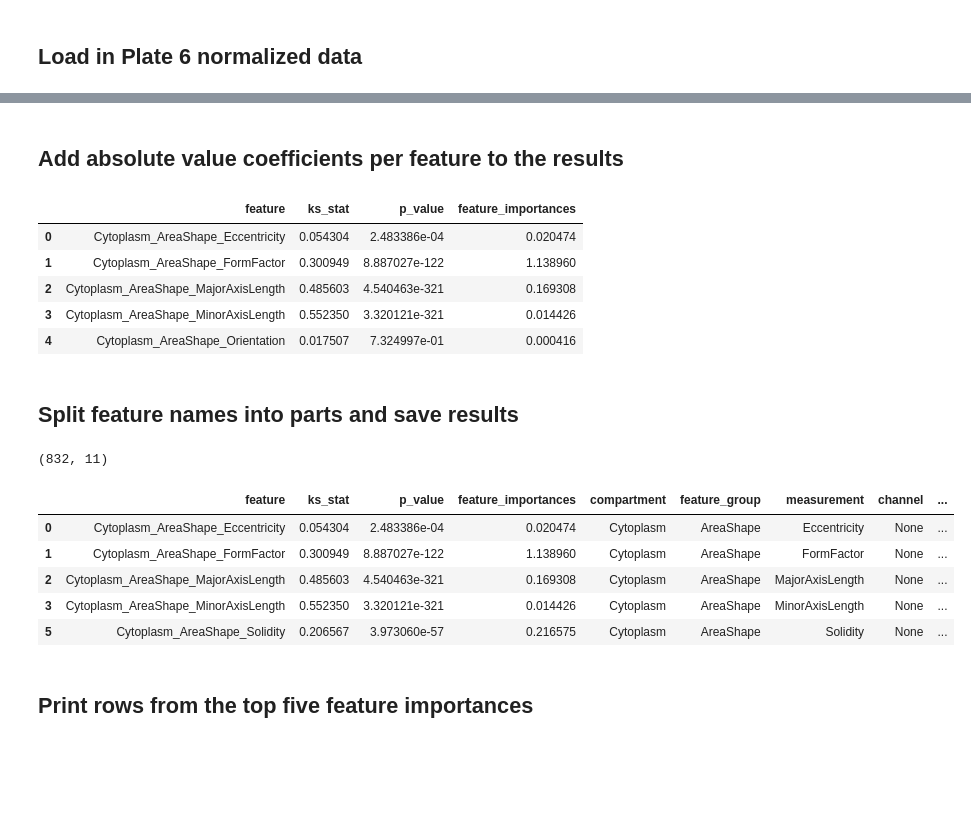
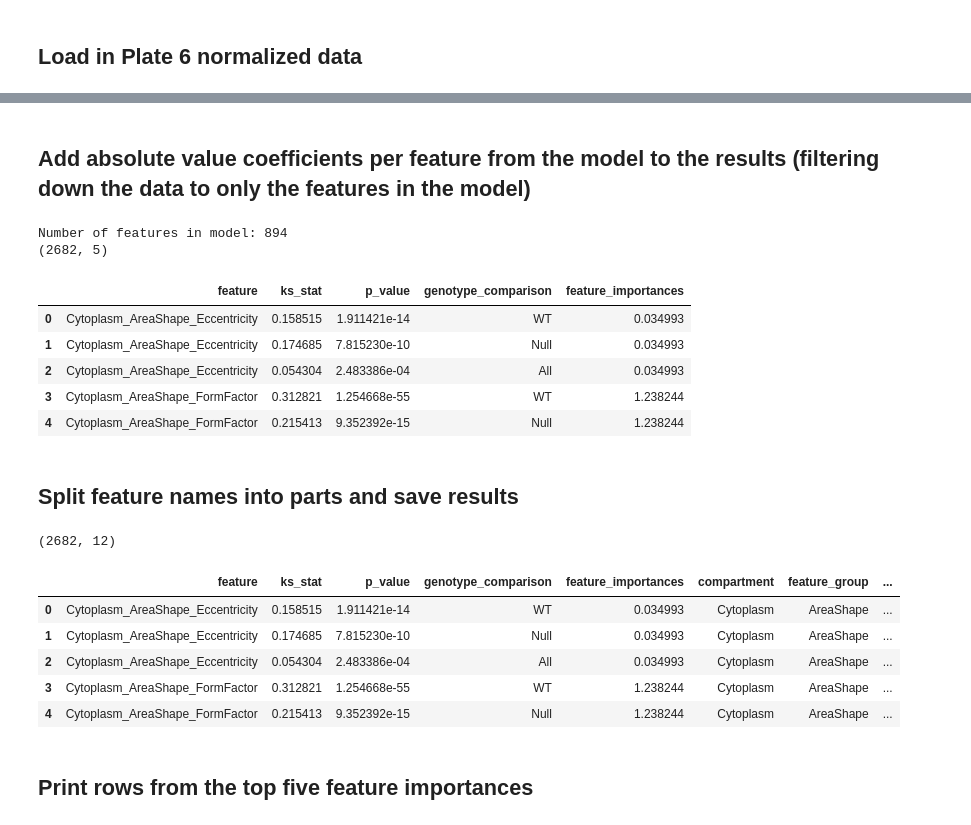
Before and after one commit to mtalbot-texas/nf1_schwann_cell_morphology_signature, a Jupyter notebook: 3.assess_generalizability/ks_test_cell_lines.ipynb, the cells around one changed output, grey strips where cells are left out. Cells and saved outputs as stored; diff of their text form; code cells hidden in the pictures; blank space fills up the shorter version.

Commit message:
Update ks test and roc auc analysis (#86)
* update ks test and roc auc analysis

* run black formatter

* update ks test to show all genotypes results

* update roc auc plot naming for clarity

```diff
--- a/3.assess_generalizability/ks_test_cell_lines.ipynb
+++ b/3.assess_generalizability/ks_test_cell_lines.ipynb
@@ -89,0 +135,15 @@ KS-test results for normalized data:
+# %%
+# Add genotype column to each KS-test results DataFrame
+WT_ks_test_results_norm_df["genotype_comparison"] = "WT"
+Null_ks_test_results_norm_df["genotype_comparison"] = "Null"
+all_genotypes_ks_test_results_norm_df["genotype_comparison"] = "All"
+
+# Combine the two DataFrames
+ks_test_results_norm_df = pd.concat(
+    [WT_ks_test_results_norm_df, Null_ks_test_results_norm_df, all_genotypes_ks_test_results_norm_df], ignore_index=True
+)
+
+# Print the combined results
+print("\nKS-test results for normalized data:")
+print(ks_test_results_norm_df.shape)
+ks_test_results_norm_df.head()
@@ -90,11 +159,21 @@ KS-test results for normalized data:
 # %% [markdown]
-## Add absolute value coefficients per feature to the results
+## Add absolute value coefficients per feature from the model to the results (filtering down the data to only the features in the model)
 # %%
-feat_import_df = pd.read_parquet(
-    pathlib.Path(
-        "../2.evaluate_model/model_evaluation_data/feature_importances.parquet"
+if data_type == "cleaned":
+    # Load in the feature importance data from the QC model
+    feat_import_df = pd.read_parquet(
+        pathlib.Path(
+            "../2.evaluate_model/model_evaluation_data/feature_importances_qc.parquet"
+        )
     )
-)
+else:
+    # Load in the feature importance data from non-QC model
+    feat_import_df = pd.read_parquet(
+        pathlib.Path(
+            "../2.evaluate_model/model_evaluation_data/feature_importances.parquet"
+        )
+    )
+print("Number of features in model:", feat_import_df.shape[0])
 
 # Take the absolute value of the feature importance
 feat_import_df["feature_importances"] = feat_import_df["feature_importances"].abs()
@@ -105,14 +184,17 @@ feat_import_df = feat_import_df.rename(columns={"feature_names": "feature"})
 # Merge the feature importance data with the KS test results
 ks_test_results_norm_df = ks_test_results_norm_df.merge(feat_import_df, on="feature")
 
+print(ks_test_results_norm_df.shape)
 ks_test_results_norm_df.head()
 # %% [output]
+Number of features in model: 894
+(2682, 5)
-|  | feature | ks_stat | p_value | feature_importances |
-| 0 | Cytoplasm_AreaShape_Eccentricity | 0.054304 | 2.483386e-04 | 0.020474 |
-| 1 | Cytoplasm_AreaShape_FormFactor | 0.300949 | 8.887027e-122 | 1.138960 |
-| 2 | Cytoplasm_AreaShape_MajorAxisLength | 0.485603 | 4.540463e-321 | 0.169308 |
-| 3 | Cytoplasm_AreaShape_MinorAxisLength | 0.552350 | 3.320121e-321 | 0.014426 |
-| 4 | Cytoplasm_AreaShape_Orientation | 0.017507 | 7.324997e-01 | 0.000416 |
+|  | feature | ks_stat | p_value | genotype_comparison | feature_importances |
+| 0 | Cytoplasm_AreaShape_Eccentricity | 0.158515 | 1.911421e-14 | WT | 0.034993 |
+| 1 | Cytoplasm_AreaShape_Eccentricity | 0.174685 | 7.815230e-10 | Null | 0.034993 |
+| 2 | Cytoplasm_AreaShape_Eccentricity | 0.054304 | 2.483386e-04 | All | 0.034993 |
+| 3 | Cytoplasm_AreaShape_FormFactor | 0.312821 | 1.254668e-55 | WT | 1.238244 |
+| 4 | Cytoplasm_AreaShape_FormFactor | 0.215413 | 9.352392e-15 | Null | 1.238244 |
 # %% [markdown]
 ## Split feature names into parts and save results
 # %%
@@ -122,45 +204,40 @@ ks_test_results_norm_df[
         "compartment",
         "feature_group",
         "measurement",
         "channel",
         "parameter1",
         "parameter2",
         "parameter3",
     ]
 ] = (
     ks_test_results_norm_df["feature"]
     .str.split("_", expand=True)
     .reindex(columns=range(7), fill_value=pd.NA)
 )
 
-# Filter out features not in model_features
-ks_test_results_norm_df = ks_test_results_norm_df[
-    ks_test_results_norm_df["feature"].isin(model_features)
-]
-
 # Save the results with qc suffix if data is cleaned
 if data_type == "cleaned":
     ks_test_results_file = (
         pathlib.Path(results_dir) / "ks_test_derivatives_results_qc.parquet"
     )
 else:
     ks_test_results_file = (
         pathlib.Path(results_dir) / "ks_test_derivatives_results.parquet"
     )
 
 ks_test_results_norm_df.to_parquet(ks_test_results_file)
 
 # Display the updated DataFrame
 print(ks_test_results_norm_df.shape)
 ks_test_results_norm_df.head()
 # %% [output]
-(832, 11)
+(2682, 12)
-|  | feature | ks_stat | p_value | feature_importances | compartment | feature_group | measurement | channel | ... |
-| 0 | Cytoplasm_AreaShape_Eccentricity | 0.054304 | 2.483386e-04 | 0.020474 | Cytoplasm | AreaShape | Eccentricity | None | ... |
-| 1 | Cytoplasm_AreaShape_FormFactor | 0.300949 | 8.887027e-122 | 1.138960 | Cytoplasm | AreaShape | FormFactor | None | ... |
-| 2 | Cytoplasm_AreaShape_MajorAxisLength | 0.485603 | 4.540463e-321 | 0.169308 | Cytoplasm | AreaShape | MajorAxisLength | None | ... |
-| 3 | Cytoplasm_AreaShape_MinorAxisLength | 0.552350 | 3.320121e-321 | 0.014426 | Cytoplasm | AreaShape | MinorAxisLength | None | ... |
-| 5 | Cytoplasm_AreaShape_Solidity | 0.206567 | 3.973060e-57 | 0.216575 | Cytoplasm | AreaShape | Solidity | None | ... |
+|  | feature | ks_stat | p_value | genotype_comparison | feature_importances | compartment | feature_group | ... |
+| 0 | Cytoplasm_AreaShape_Eccentricity | 0.158515 | 1.911421e-14 | WT | 0.034993 | Cytoplasm | AreaShape | ... |
+| 1 | Cytoplasm_AreaShape_Eccentricity | 0.174685 | 7.815230e-10 | Null | 0.034993 | Cytoplasm | AreaShape | ... |
+| 2 | Cytoplasm_AreaShape_Eccentricity | 0.054304 | 2.483386e-04 | All | 0.034993 | Cytoplasm | AreaShape | ... |
+| 3 | Cytoplasm_AreaShape_FormFactor | 0.312821 | 1.254668e-55 | WT | 1.238244 | Cytoplasm | AreaShape | ... |
+| 4 | Cytoplasm_AreaShape_FormFactor | 0.215413 | 9.352392e-15 | Null | 1.238244 | Cytoplasm | AreaShape | ... |
 # %% [markdown]
 ## Print rows from the top five feature importances
 # %%
```
Also changed, not shown: parts of 7 cells of this notebook, 10 other files.
